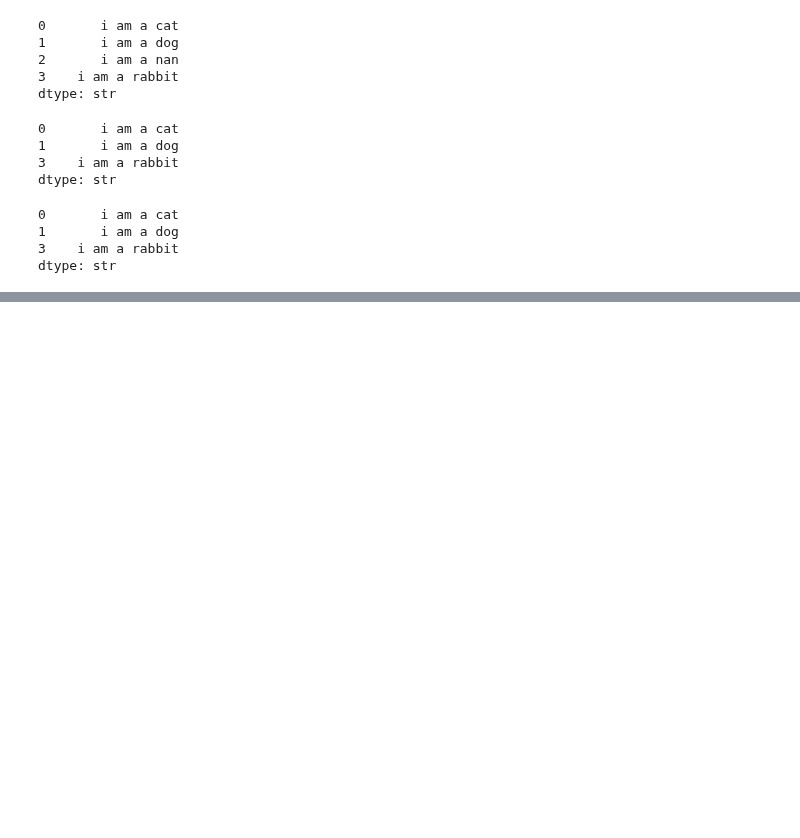
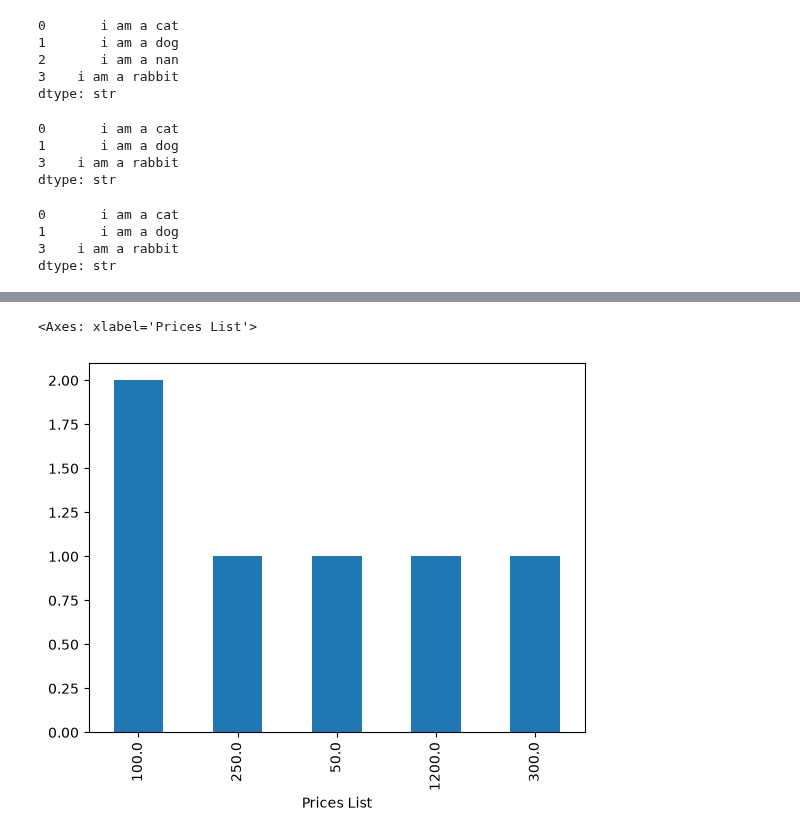
Before and after one commit to MuhammadNoman3405/Machine-Learning-Practice, a Jupyter notebook: Data Analysis With Python/Pandas/Pandas.ipynb, the cells around one changed output, grey strips where cells are left out. Cells and saved outputs as stored; diff of their text form; code cells hidden in the pictures; blank space fills up the shorter version.

```diff
--- a/Data Analysis With Python/Pandas/Pandas.ipynb
+++ b/Data Analysis With Python/Pandas/Pandas.ipynb
@@ -965,0 +1123,5 @@ dtype: str
+# %%
+prices.value_counts().plot(kind="bar")
+# %% [output]
+<Axes: xlabel='Prices List'>
+[figure, added]
```
Also changed, not shown: parts of 32 cells of this notebook.
